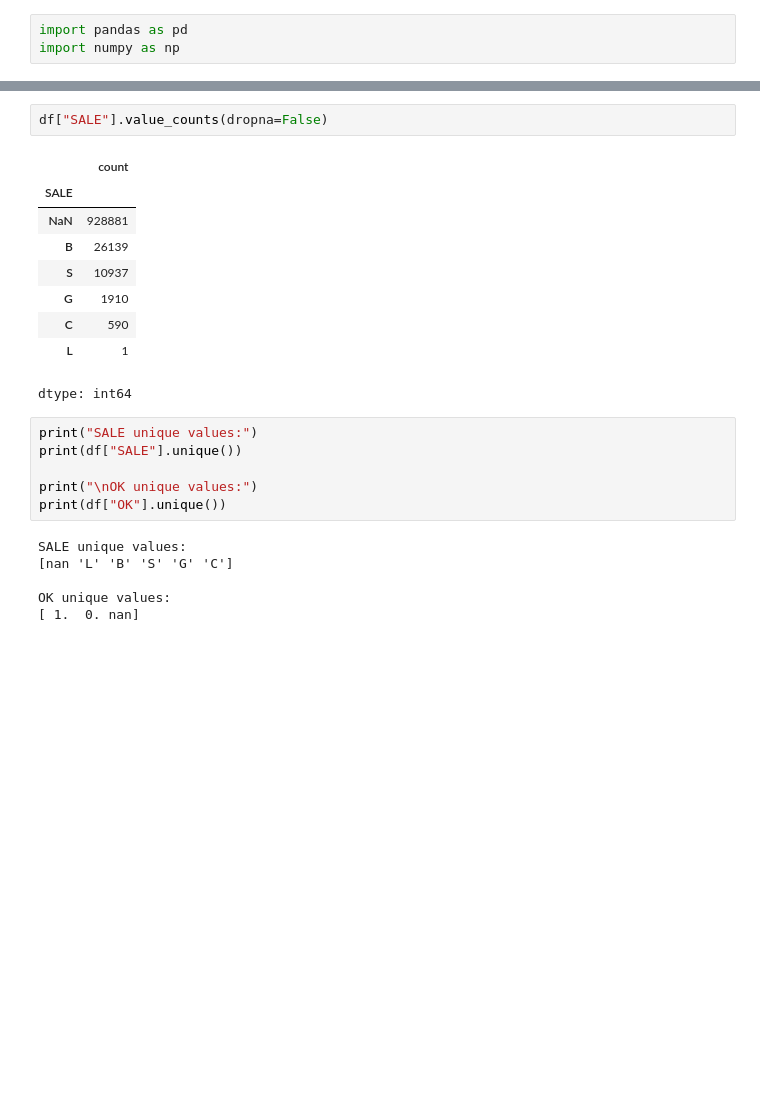
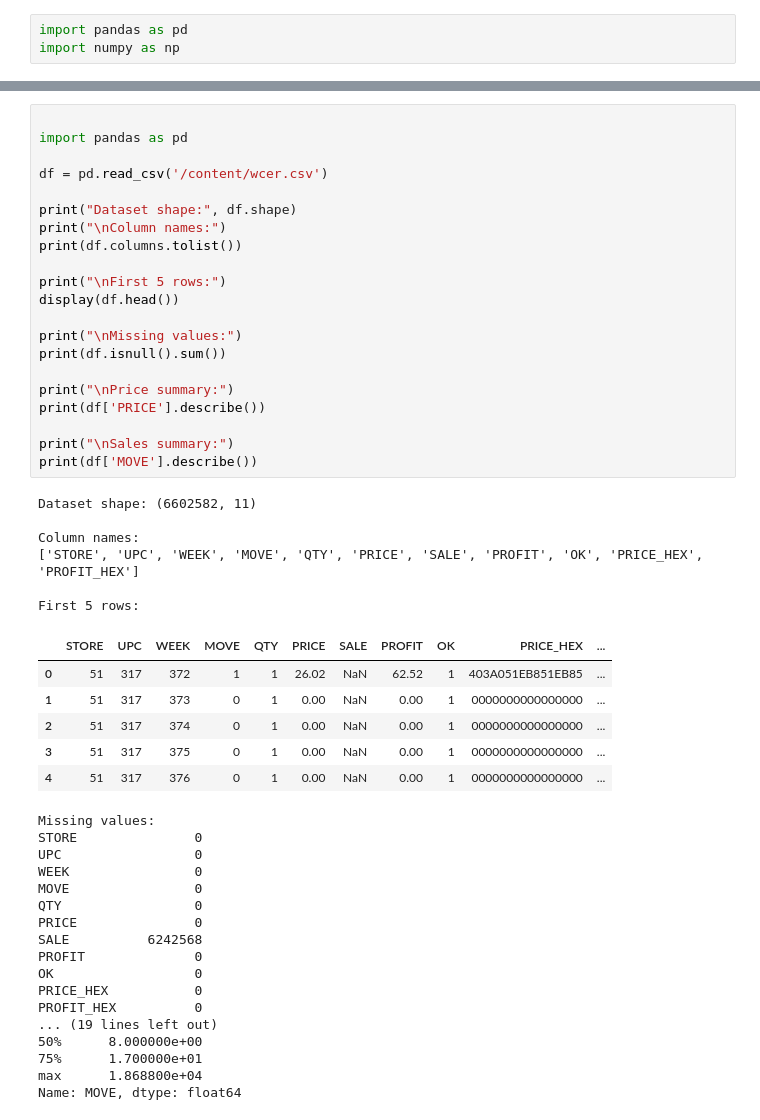
Before and after one commit to Ashokyadhav/Econocausal, a Jupyter notebook: Econocasual.ipynb, the cells around one changed output, grey strips where cells are left out. Saved outputs shown, nothing was run; the diff lists cells and outputs as text; blank space fills up the shorter version.

Commit message:
cleaned dataset

```diff
--- a/Econocasual.ipynb
+++ b/Econocasual.ipynb
@@ -114,24 +6,51 @@ Name: SALE, dtype: object
-# %%
-df["SALE"].value_counts(dropna=False)
-# %% [output]
-|  | count |
-| SALE |  |
-| NaN | 928881 |
-| B | 26139 |
-| S | 10937 |
-| G | 1910 |
-| C | 590 |
-| L | 1 |
-dtype: int64
-# %%
-print("SALE unique values:")
-print(df["SALE"].unique())
-
-print("\nOK unique values:")
-print(df["OK"].unique())
-# %% [output]
-SALE unique values:
-[nan 'L' 'B' 'S' 'G' 'C']
-
-OK unique values:
-[ 1.  0. nan]
+# %%
+
+import pandas as pd
+
+df = pd.read_csv('/content/wcer.csv')
+
+print("Dataset shape:", df.shape)
+print("\nColumn names:")
+print(df.columns.tolist())
+
+print("\nFirst 5 rows:")
+display(df.head())
+
+print("\nMissing values:")
+print(df.isnull().sum())
+
+print("\nPrice summary:")
+print(df['PRICE'].describe())
+
+print("\nSales summary:")
+print(df['MOVE'].describe())
+# %% [output]
+Dataset shape: (6602582, 11)
+
+Column names:
+['STORE', 'UPC', 'WEEK', 'MOVE', 'QTY', 'PRICE', 'SALE', 'PROFIT', 'OK', 'PRICE_HEX', 'PROFIT_HEX']
+
+First 5 rows:
+|  | STORE | UPC | WEEK | MOVE | QTY | PRICE | SALE | PROFIT | OK | PRICE_HEX | ... |
+| 0 | 51 | 317 | 372 | 1 | 1 | 26.02 | NaN | 62.52 | 1 | 403A051EB851EB85 | ... |
+| 1 | 51 | 317 | 373 | 0 | 1 | 0.00 | NaN | 0.00 | 1 | 0000000000000000 | ... |
+| 2 | 51 | 317 | 374 | 0 | 1 | 0.00 | NaN | 0.00 | 1 | 0000000000000000 | ... |
+| 3 | 51 | 317 | 375 | 0 | 1 | 0.00 | NaN | 0.00 | 1 | 0000000000000000 | ... |
+| 4 | 51 | 317 | 376 | 0 | 1 | 0.00 | NaN | 0.00 | 1 | 0000000000000000 | ... |
+Missing values:
+STORE               0
+UPC                 0
+WEEK                0
+MOVE                0
+QTY                 0
+PRICE               0
+SALE          6242568
+PROFIT              0
+OK                  0
+PRICE_HEX           0
+PROFIT_HEX          0
+... (19 lines left out)
+50%      8.000000e+00
+75%      1.700000e+01
+max      1.868800e+04
+Name: MOVE, dtype: float64
```
Also changed, not shown: parts of 20 cells of this notebook.
